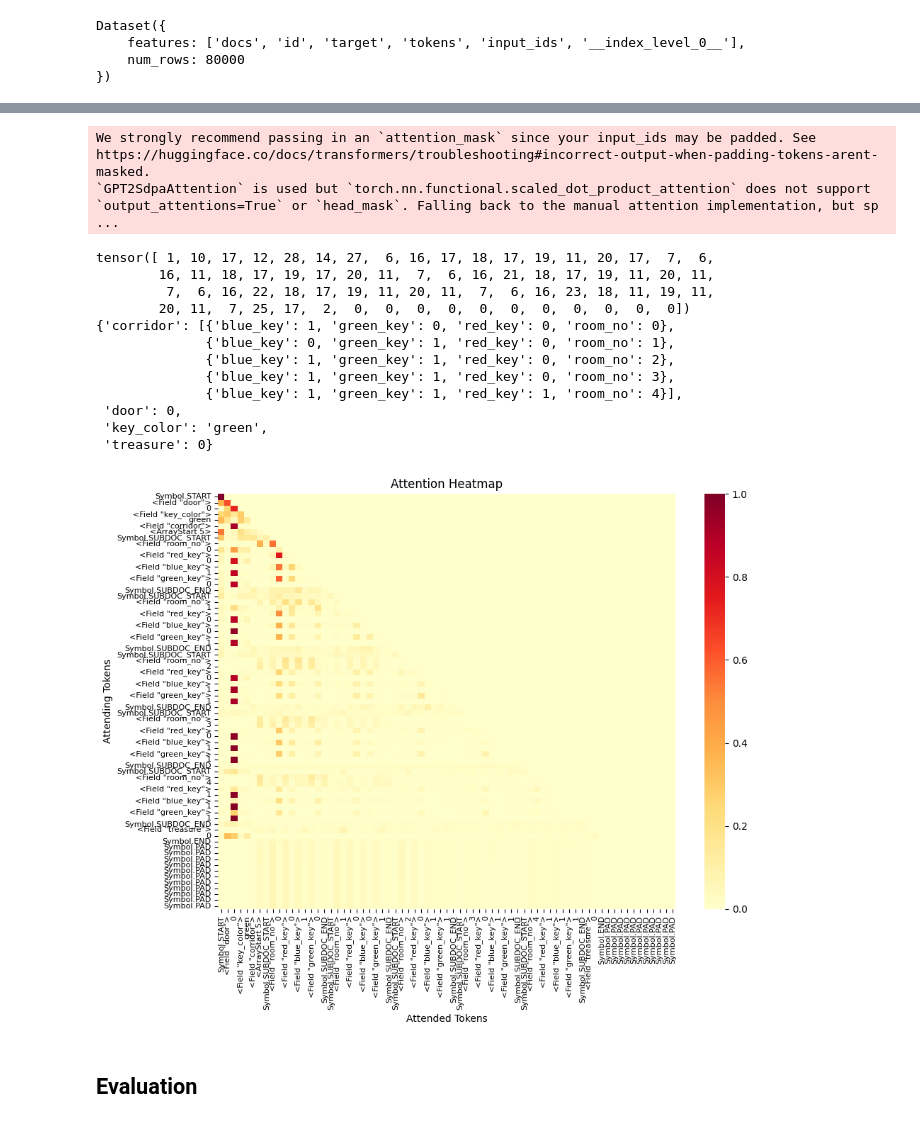
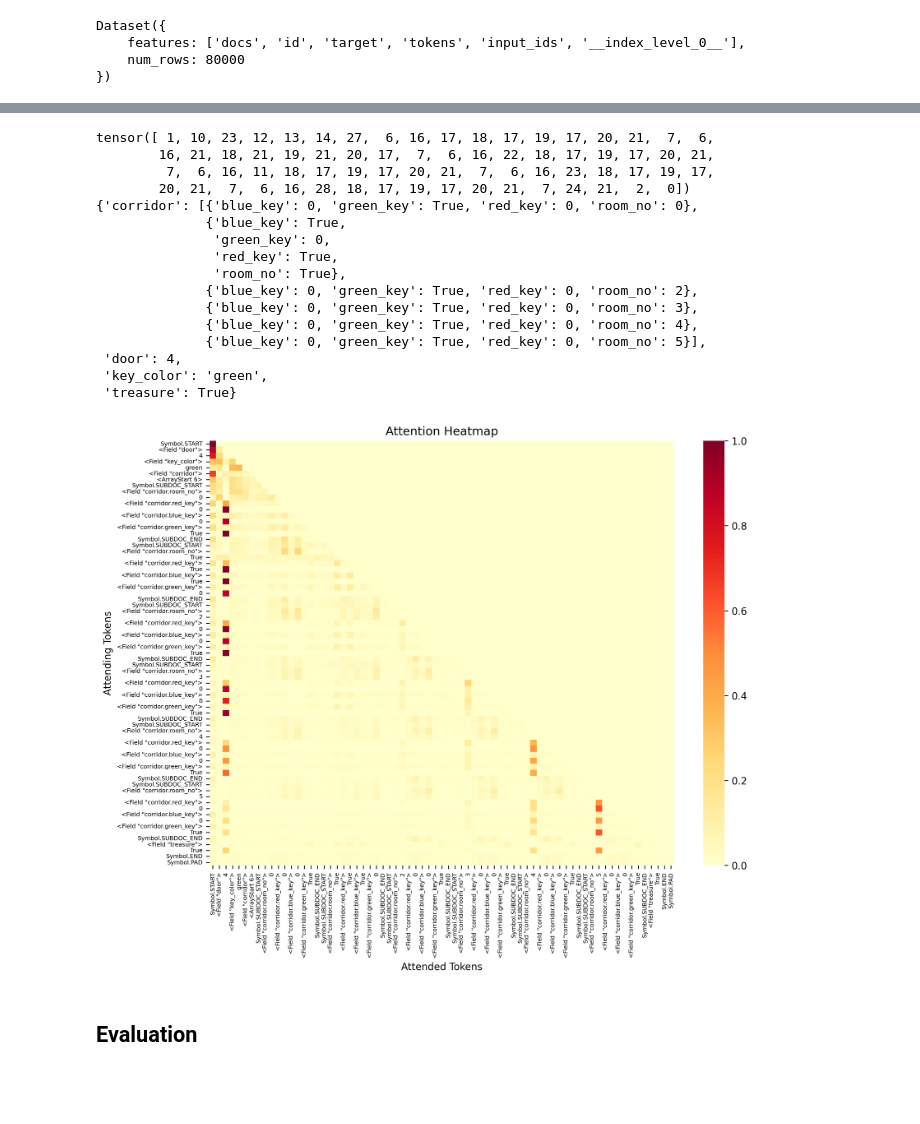
Before and after one commit to rueckstiess/origami, a Jupyter notebook: notebooks/train_on_docs.ipynb, the cells around one changed output, grey strips where cells are left out. Cells and saved outputs as stored; diff of their text form; code cells hidden in the pictures; blank space fills up the shorter version.

```diff
--- a/notebooks/train_on_docs.ipynb
+++ b/notebooks/train_on_docs.ipynb
@@ -48,7 +48,7 @@ pipes = {
     # --- test only ---
     "target": TargetFieldPipe(TARGET_FIELD),
     # --- train and test ---
-    "tokenizer": DocTokenizerPipe(path_in_field_tokens=False),
+    "tokenizer": DocTokenizerPipe(path_in_field_tokens=True),
     "padding": PadTruncTokensPipe(length="max"),
     "encoder": TokenEncoderPipe(),
 }
@@ -104,7 +104,7 @@ config = AutoConfig.from_pretrained(
     pad_token_id=encoder.encode(Symbol.PAD),
     hidden_size=128,
     num_attention_heads=4,
-    num_hidden_layers=3,
+    num_hidden_layers=4,
 )
 
 model = STORMHeadModel(config, vpda).to(device)
@@ -246,50 +246,52 @@ def get_attention_weights(model, input_ids):
     # Get model outputs
     with torch.no_grad():
         outputs = model(input_ids, output_attentions=True)
 
     # Extract attention weights
     # Assuming single layer, single head for simplicity
     attention_weights = outputs.attentions[0][0]  # shape: [seq_len, seq_len]
     return attention_weights[0].cpu()
 
 
 def plot_attention_heatmap(attention_weights, tokens):
-    plt.figure(figsize=(10, 8))
+    plt.figure(figsize=(10, 8), dpi=300)
     sns.heatmap(attention_weights, xticklabels=tokens, yticklabels=tokens, cmap="YlOrRd")
     plt.title("Attention Heatmap")
     plt.xlabel("Attended Tokens")
     plt.ylabel("Attending Tokens")
-    plt.tick_params(axis="both", which="major", labelsize=8)
+    plt.tick_params(axis="both", which="major", labelsize=6)
     plt.tight_layout()
     plt.show()
 
 
 input_ids = test_tokenized["input_ids"][0]
 
 print(input_ids)
 pprint(detokenize(encoder.decode(input_ids)))
 
 # reshape input_ids as 2d tensor
 input_ids = input_ids.unsqueeze(0).to(device)
 attention_weights = get_attention_weights(model, input_ids)
 
 plot_attention_heatmap(attention_weights, encoder.decode(input_ids[0]))
 # %% [output]
-We strongly recommend passing in an `attention_mask` since your input_ids may be padded. See https://huggingface.co/docs/transformers/troubleshooting#incorrect-output-when-padding-tokens-arent-masked.
-`GPT2SdpaAttention` is used but `torch.nn.functional.scaled_dot_product_attention` does not support `output_attentions=True` or `head_mask`. Falling back to the manual attention implementation, but sp ...
+tensor([ 1, 10, 23, 12, 13, 14, 27,  6, 16, 17, 18, 17, 19, 17, 20, 21,  7,  6,
+        16, 21, 18, 21, 19, 21, 20, 17,  7,  6, 16, 22, 18, 17, 19, 17, 20, 21,
+         7,  6, 16, 11, 18, 17, 19, 17, 20, 21,  7,  6, 16, 23, 18, 17, 19, 17,
+        20, 21,  7,  6, 16, 28, 18, 17, 19, 17, 20, 21,  7, 24, 21,  2,  0])
+{'corridor': [{'blue_key': 0, 'green_key': True, 'red_key': 0, 'room_no': 0},
+              {'blue_key': True,
+               'green_key': 0,
+               'red_key': True,
+               'room_no': True},
+              {'blue_key': 0, 'green_key': True, 'red_key': 0, 'room_no': 2},
+              {'blue_key': 0, 'green_key': True, 'red_key': 0, 'room_no': 3},
+              {'blue_key': 0, 'green_key': True, 'red_key': 0, 'room_no': 4},
+              {'blue_key': 0, 'green_key': True, 'red_key': 0, 'room_no': 5}],
+ 'door': 4,
+ 'key_color': 'green',
+ 'treasure': True}
-tensor([ 1, 10, 17, 12, 28, 14, 27,  6, 16, 17, 18, 17, 19, 11, 20, 17,  7,  6,
-        16, 11, 18, 17, 19, 17, 20, 11,  7,  6, 16, 21, 18, 17, 19, 11, 20, 11,
-         7,  6, 16, 22, 18, 17, 19, 11, 20, 11,  7,  6, 16, 23, 18, 11, 19, 11,
-        20, 11,  7, 25, 17,  2,  0,  0,  0,  0,  0,  0,  0,  0,  0,  0,  0])
-{'corridor': [{'blue_key': 1, 'green_key': 0, 'red_key': 0, 'room_no': 0},
-              {'blue_key': 0, 'green_key': 1, 'red_key': 0, 'room_no': 1},
-              {'blue_key': 1, 'green_key': 1, 'red_key': 0, 'room_no': 2},
-              {'blue_key': 1, 'green_key': 1, 'red_key': 0, 'room_no': 3},
-              {'blue_key': 1, 'green_key': 1, 'red_key': 1, 'room_no': 4}],
- 'door': 0,
- 'key_color': 'green',
- 'treasure': 0}
-[figure, old version]
+[figure, new version]
 # %% [markdown]
 ## Evaluation
 # %%
```
Also changed, not shown: parts of 5 cells of this notebook, 3 other files.
